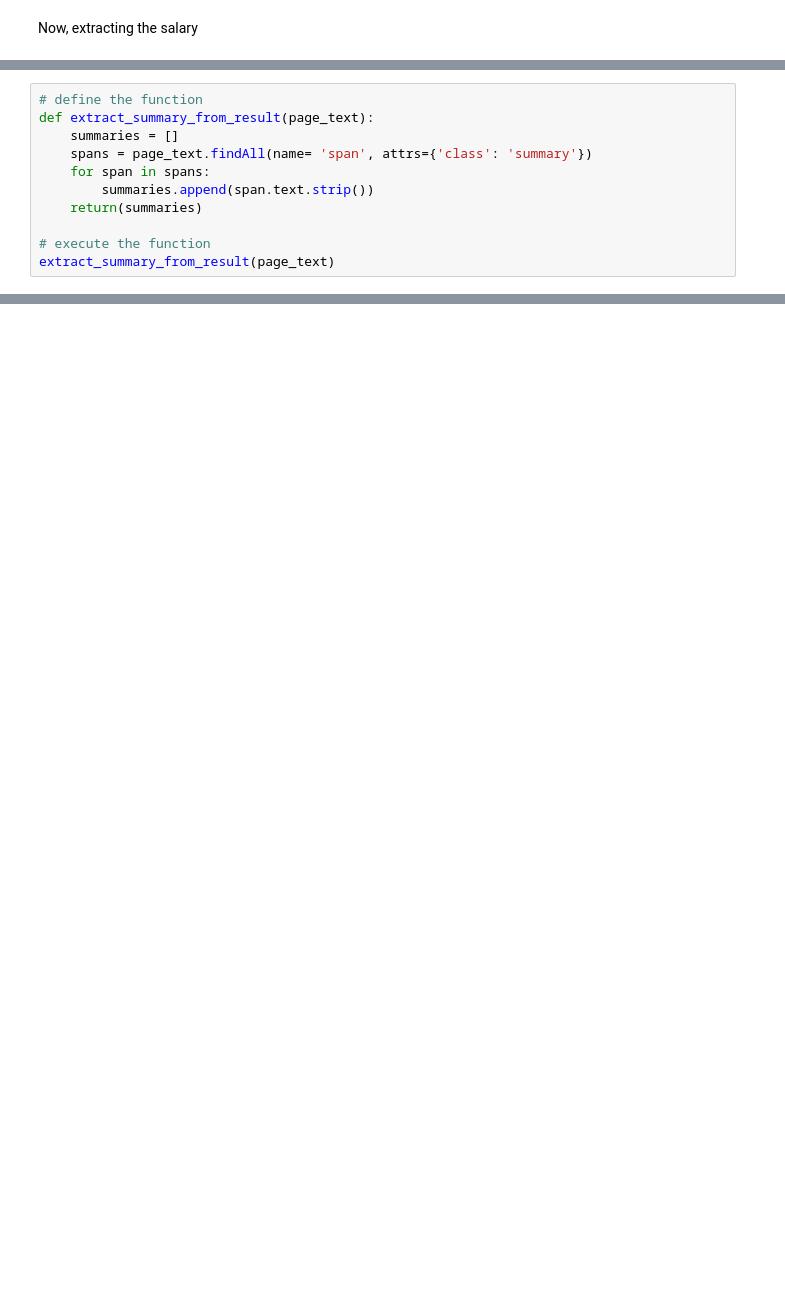
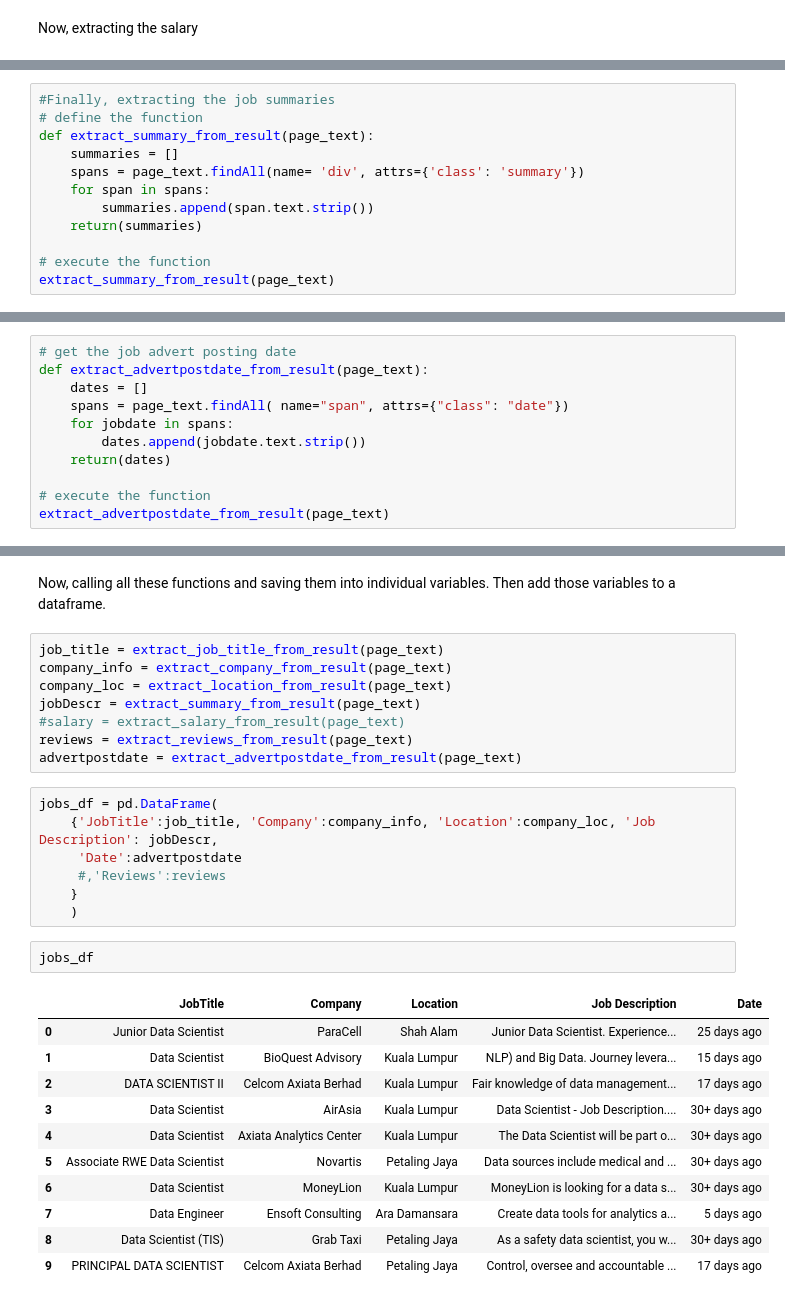
Before and after one commit to duttashi/scrapers, a Jupyter notebook: src/python/learning to scrape/01_webpage_data_extraction_with_beautifulsoup.ipynb, the cells around one changed output, grey strips where cells are left out. Cells and saved outputs as stored; diff of their text form; blank space fills up the shorter version.

Commit message:
modified script: add functionality for collecting data from different functions into a single data frame.

```diff
--- a/src/python/learning to scrape/01_webpage_data_extraction_with_beautifulsoup.ipynb
+++ b/src/python/learning to scrape/01_webpage_data_extraction_with_beautifulsoup.ipynb
@@ -172,8 +158,9 @@ Finally, extracting the job summaries
 # %%
+#Finally, extracting the job summaries
 # define the function
 def extract_summary_from_result(page_text):
     summaries = []
-    spans = page_text.findAll(name= 'span', attrs={'class': 'summary'})
+    spans = page_text.findAll(name= 'div', attrs={'class': 'summary'})
     for span in spans:
         summaries.append(span.text.strip())
     return(summaries)
@@ -184,0 +199,11 @@ extract_summary_from_result(page_text)
+# %%
+# get the job advert posting date
+def extract_advertpostdate_from_result(page_text):
+    dates = []
+    spans = page_text.findAll( name="span", attrs={"class": "date"})
+    for jobdate in spans:
+        dates.append(jobdate.text.strip())
+    return(dates)
+
+# execute the function
+extract_advertpostdate_from_result(page_text)
@@ -184,0 +221,31 @@ extract_summary_from_result(page_text)
+# %% [markdown]
+Now, calling all these functions and saving them into individual variables. Then add those variables to a dataframe.
+# %%
+job_title = extract_job_title_from_result(page_text)
+company_info = extract_company_from_result(page_text)
+company_loc = extract_location_from_result(page_text)
+jobDescr = extract_summary_from_result(page_text)
+#salary = extract_salary_from_result(page_text)
+reviews = extract_reviews_from_result(page_text)
+advertpostdate = extract_advertpostdate_from_result(page_text)
+# %%
+jobs_df = pd.DataFrame(
+    {'JobTitle':job_title, 'Company':company_info, 'Location':company_loc, 'Job Description': jobDescr,
+     'Date':advertpostdate
+     #,'Reviews':reviews
+    }
+    )
+# %%
+jobs_df
+# %% [output]
+|  | JobTitle | Company | Location | Job Description | Date |
+| 0 | Junior Data Scientist | ParaCell | Shah Alam | Junior Data Scientist. Experience... | 25 days ago |
+| 1 | Data Scientist | BioQuest Advisory | Kuala Lumpur | NLP) and Big Data. Journey levera... | 15 days ago |
+| 2 | DATA SCIENTIST II | Celcom Axiata Berhad | Kuala Lumpur | Fair knowledge of data management... | 17 days ago |
+| 3 | Data Scientist | AirAsia | Kuala Lumpur | Data Scientist - Job Description.... | 30+ days ago |
+| 4 | Data Scientist | Axiata Analytics Center | Kuala Lumpur | The Data Scientist will be part o... | 30+ days ago |
+| 5 | Associate RWE Data Scientist | Novartis | Petaling Jaya | Data sources include medical and ... | 30+ days ago |
+| 6 | Data Scientist | MoneyLion | Kuala Lumpur | MoneyLion is looking for a data s... | 30+ days ago |
+| 7 | Data Engineer | Ensoft Consulting | Ara Damansara | Create data tools for analytics a... | 5 days ago |
+| 8 | Data Scientist (TIS) | Grab Taxi | Petaling Jaya | As a safety data scientist, you w... | 30+ days ago |
+| 9 | PRINCIPAL DATA SCIENTIST | Celcom Axiata Berhad | Petaling Jaya | Control, oversee and accountable ... | 17 days ago |
```
Also changed, not shown: parts of 10 cells of this notebook.
